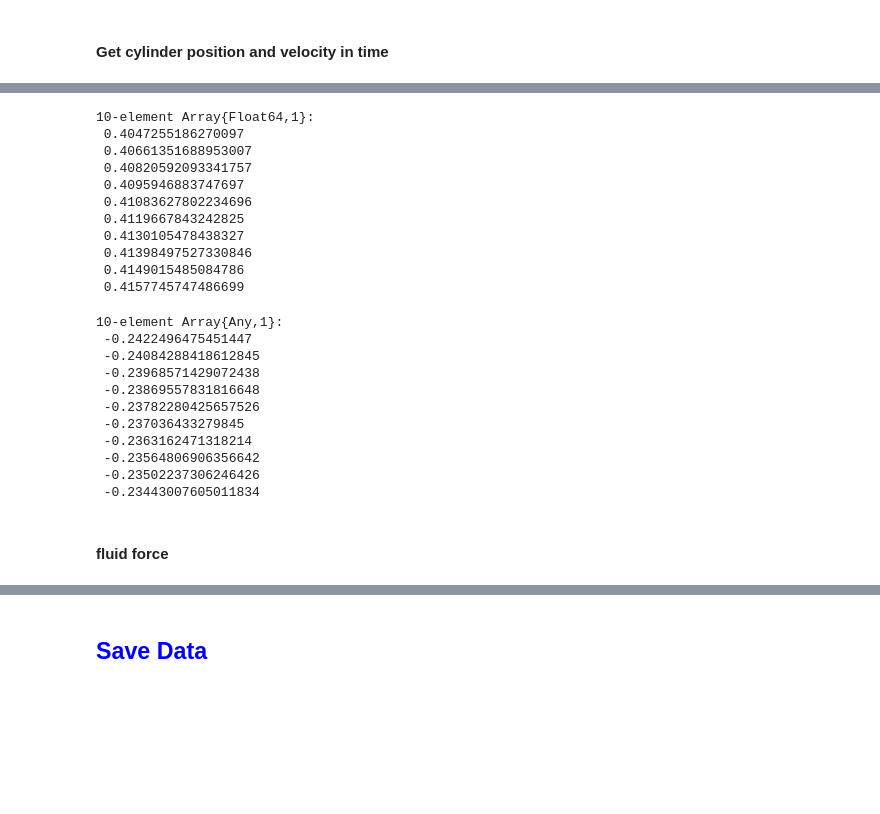
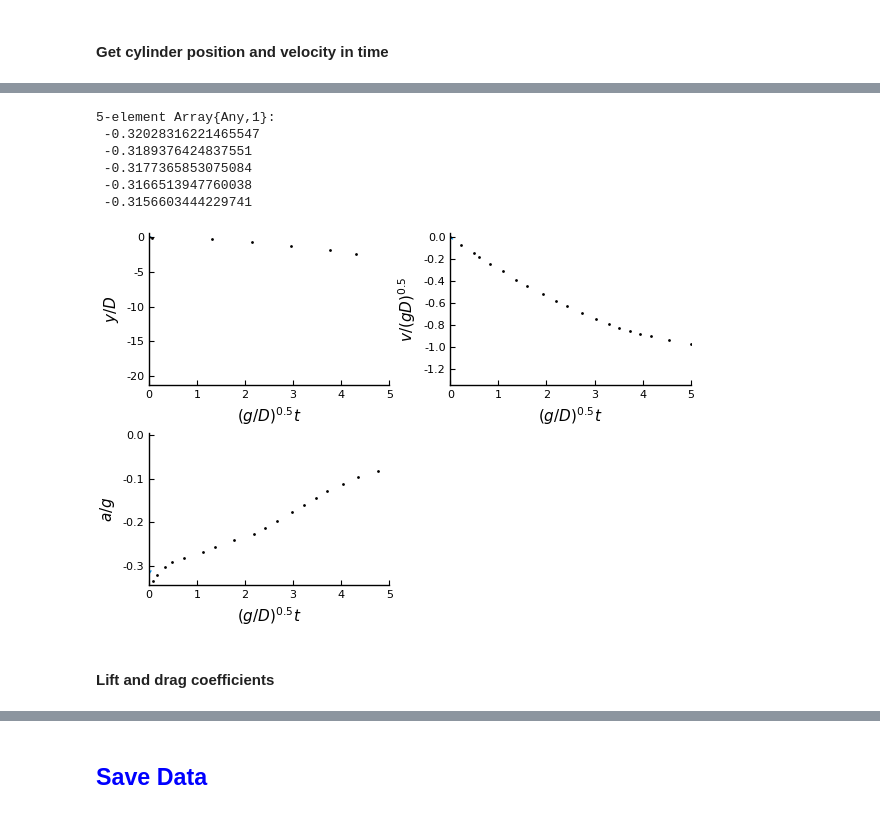
Before and after one commit to ruizhi92/FSI.jl, a Jupyter notebook: examples/TimeMarching-FallingCylinder.ipynb, the cells around one changed output, grey strips where cells are left out. Cells and saved outputs as stored; diff of their text form; code cells hidden in the pictures; blank space fills up the shorter version.

```diff
--- a/examples/TimeMarching-FallingCylinder.ipynb
+++ b/examples/TimeMarching-FallingCylinder.ipynb
@@ -327,30 +328,9 @@ plot(pp,pv,pa)
-# %%
-fy[1:10]
-# %% [output]
-10-element Array{Float64,1}:
- 0.4047255186270097
- 0.40661351688953007
- 0.40820592093341757
- 0.4095946883747697
- 0.41083627802234696
- 0.4119667843242825
- 0.4130105478438327
- 0.41398497527330846
- 0.4149015485084786
- 0.4157745747486699
 # %%
-ahist[1:10]
+ahist[1:5]
 # %% [output]
-10-element Array{Any,1}:
- -0.2422496475451447
- -0.24084288418612845
- -0.23968571429072438
- -0.23869557831816648
- -0.23782280425657526
- -0.237036433279845
- -0.2363162471318214
- -0.23564806906356642
- -0.23502237306246426
- -0.23443007605011834
+5-element Array{Any,1}:
+ -0.32028316221465547
+ -0.3189376424837551
+ -0.3177365853075084
+ -0.3166513947760038
+ -0.3156603444229741
-# %% [markdown]
-#### fluid force
@@ -357,3 +351,16 @@ ahist[1:10]
+# %%
+pp = plot([0.0;thist],phist,xlabel="\$(g/D)^{0.5}t \$",ylabel="\$y/D\$",legend=false,xlims=(0,5.0))
+scatter!(pp,xp,yp,linestyle=:dot,markersize=1)
+pv = plot([0.0;thist],vhist,xlabel="\$(g/D)^{0.5}t \$",ylabel="\$v/(gD)^{0.5}\$",legend=false,xlims=(0,5.0))
+scatter!(xv,yv,linestyle=:dot,markersize=1)
+pa = plot([0.0;thist[1:end-1]],ahist,xlabel="\$(g/D)^{0.5}t \$",ylabel="\$a/g\$",legend=false,xlims=(0,5.0))
+scatter!(xa,ya,linestyle=:dot,markersize=1)
+
+plot(pp,pv,pa)
+# %% [output]
+[figure, added]
+# %% [markdown]
+#### Lift and drag coefficients
 # %%
 px = plot(thist,fx,ylim=(-1,1),xlabel="Convective time",ylabel="\$C_D\$",legend=false)
 py = plot(thist,fy,ylim=(0,1),xlabel="Convective time",ylabel="\$C_L\$",legend=false)
```
Also changed, not shown: parts of 29 cells of this notebook, 7 other files.
